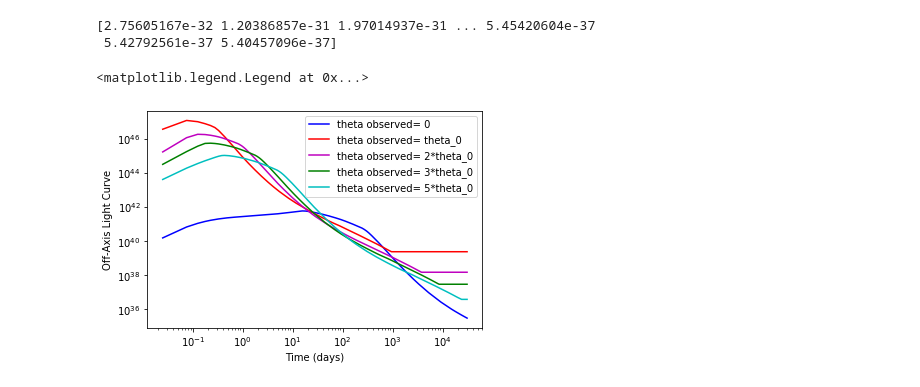
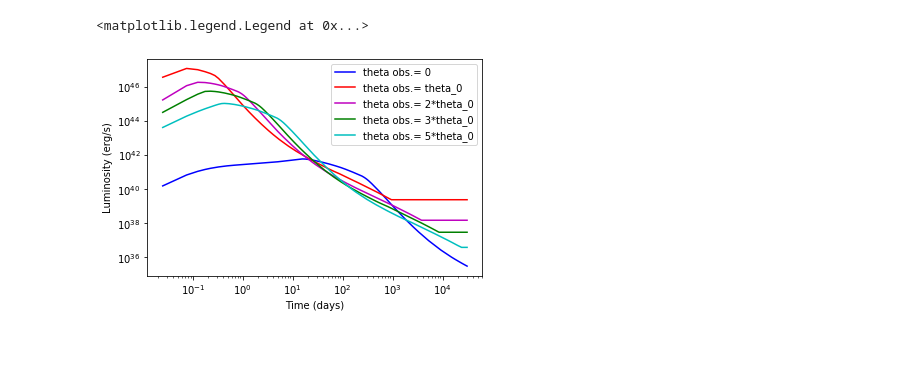
Before and after one commit to caitlin-king/summer-project, a Jupyter notebook: Off-Axis_curve_arbitrary_values.ipynb, the cells around one changed output. Saved outputs shown, nothing was run; the diff lists cells and outputs as text; code cells hidden in the pictures; blank space fills up the shorter version.

```diff
--- a/Off-Axis_curve_arbitrary_values.ipynb
+++ b/Off-Axis_curve_arbitrary_values.ipynb
@@ -39,41 +39,39 @@ t_days = t_0/(86400)
 def F(nu, t):
 
     Fnu_interp = np.interp(t, t_0, F_nu)
 
     Fnu_combined = (nu*Fnu_interp)/(nu_0)
 
 
     return Fnu_combined
 
 Fnu_off = (a**3)*F(nu_0/a, a*t_0)
 
-Fnu_off1 = (a_theta**3)*F(nu_0/a_theta, a_theta*t_0)
+Fnu_off1 = (a_theta**3)*F(nu_0/a_theta, a_theta*t_0)         #These Fnu equations are for different theta observed values
 Fnu_off2 = (a_2theta**3)*F(nu_0/a_2theta, a_2theta*t_0)
 Fnu_off3 = (a_3theta**3)*F(nu_0/a_3theta, a_3theta*t_0)
 Fnu_off4 = (a_5theta**3)*F(nu_0/a_5theta, a_5theta*t_0)
 
 
 L_off = 4*math.pi*(D**2)*nu_0*Fnu_off
 
-L1_off = 4*math.pi*(D**2)*nu_0*Fnu_off1
+L1_off = 4*math.pi*(D**2)*nu_0*Fnu_off1                      #Same situation for Luminosity as for Fnu
 L2_off = 4*math.pi*(D**2)*nu_0*Fnu_off2
 L3_off = 4*math.pi*(D**2)*nu_0*Fnu_off3
 L4_off = 4*math.pi*(D**2)*nu_0*Fnu_off4
 
-print(Fnu_off)     #example
+#Luminosity Plot of various theta observed values
 
 plt.plot(t_days, L_off, "b-", label='theta obs.= 0')
 plt.plot(t_days, L1_off, "r-", label='theta obs.= theta_0')
-plt.plot(t_days, L2_off, "m-", label='theta observed= 2*theta_0')
-plt.plot(t_days, L3_off, "g-", label='theta observed= 3*theta_0')
-plt.plot(t_days, L4_off, "c-", label='theta observed= 5*theta_0')
+plt.plot(t_days, L2_off, "m-", label='theta obs.= 2*theta_0')
+plt.plot(t_days, L3_off, "g-", label='theta obs.= 3*theta_0')
+plt.plot(t_days, L4_off, "c-", label='theta obs.= 5*theta_0')
 plt.xscale('log')
 plt.yscale('log')
 plt.xlabel('Time (days)')
-plt.ylabel('Off-Axis Light Curve')
+plt.ylabel('Luminosity (erg/s)')
 plt.legend()
 # %% [output]
-[2.75605167e-32 1.20386857e-31 1.97014937e-31 ... 5.45420604e-37
- 5.42792561e-37 5.40457096e-37]
+<matplotlib.legend.Legend at 0x...>
-<matplotlib.legend.Legend at 0x...>
-[figure, old version]
+[figure, new version]
```
Also changed, not shown: parts of 2 cells of this notebook.
